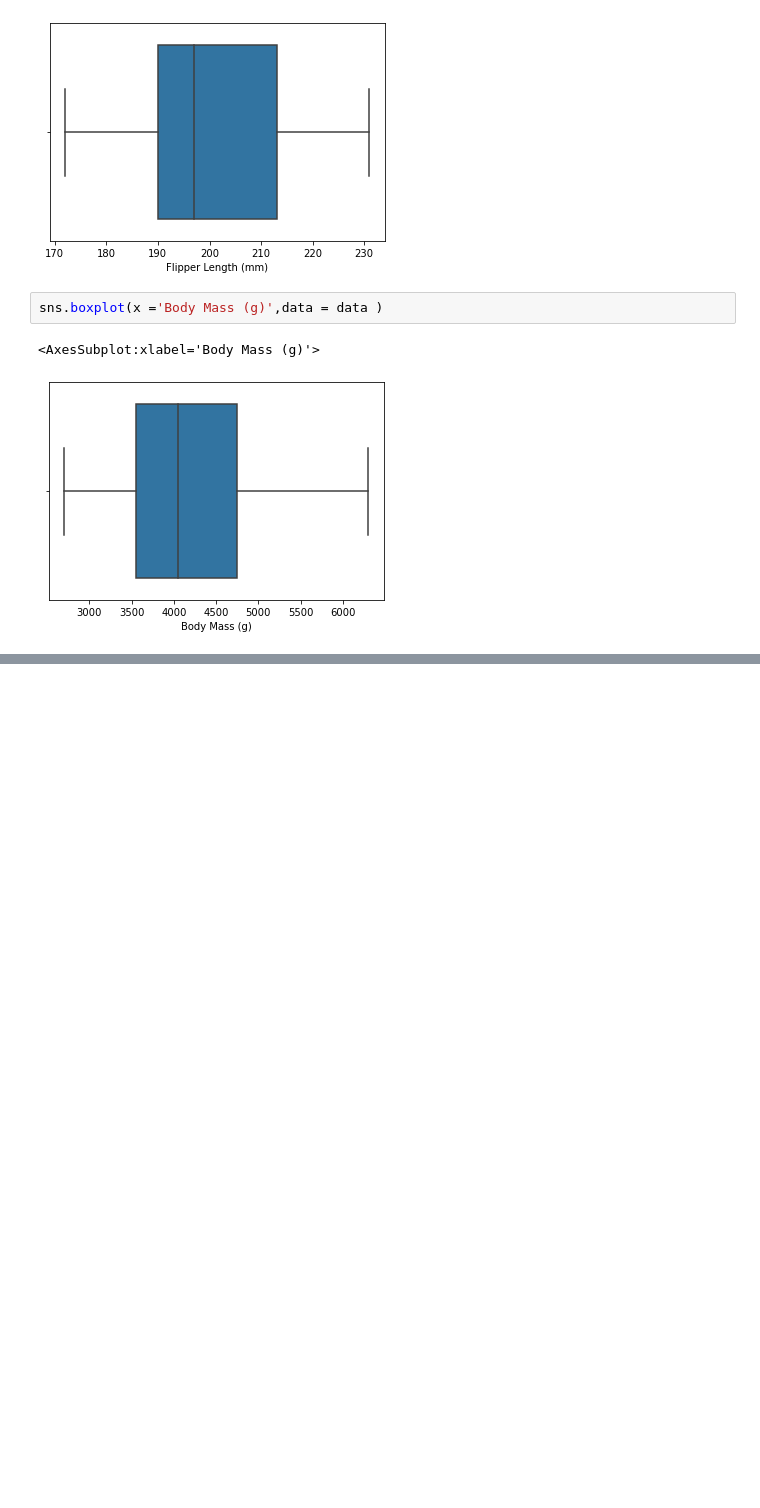
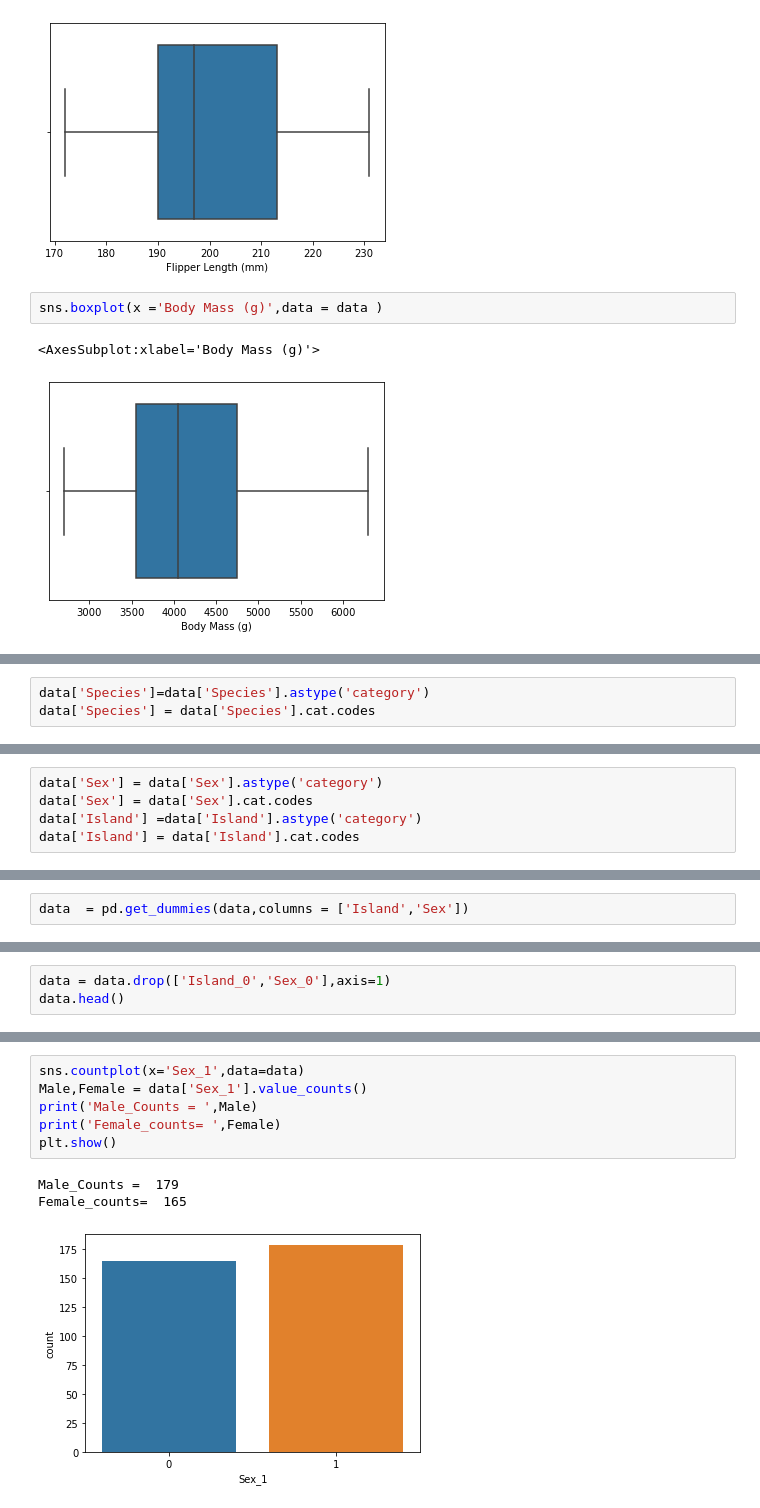
Before and after one commit to Selvam-DG/Data_Science, a Jupyter notebook: Machine_Learning/Class Projects/Decision_Tree(CART algorithm)/Decision Tree Classification Model.ipynb, the cells around one changed output, grey strips where cells are left out. Drawn from its saved outputs; the diff is of its cells as text; blank space fills up the shorter version.

```diff
--- a/Machine_Learning/Class Projects/Decision_Tree(CART algorithm)/Decision Tree Classification Model.ipynb
+++ b/Machine_Learning/Class Projects/Decision_Tree(CART algorithm)/Decision Tree Classification Model.ipynb
@@ -167,0 +240,3 @@ sns.boxplot(x ='Body Mass (g)',data = data )
+# %%
+data['Species']=data['Species'].astype('category')
+data['Species'] = data['Species'].cat.codes
@@ -167,0 +252,5 @@ sns.boxplot(x ='Body Mass (g)',data = data )
+# %%
+data['Sex'] = data['Sex'].astype('category')
+data['Sex'] = data['Sex'].cat.codes
+data['Island'] =data['Island'].astype('category')
+data['Island'] = data['Island'].cat.codes
@@ -167,0 +266,2 @@ sns.boxplot(x ='Body Mass (g)',data = data )
+# %%
+data  = pd.get_dummies(data,columns = ['Island','Sex'])
@@ -167,0 +277,3 @@ sns.boxplot(x ='Body Mass (g)',data = data )
+# %%
+data = data.drop(['Island_0','Sex_0'],axis=1)
+data.head()
@@ -167,0 +287,10 @@ sns.boxplot(x ='Body Mass (g)',data = data )
+# %%
+sns.countplot(x='Sex_1',data=data)
+Male,Female = data['Sex_1'].value_counts()
+print('Male_Counts = ',Male)
+print('Female_counts= ',Female)
+plt.show()
+# %% [output]
+Male_Counts =  179
+Female_counts=  165
+[figure, added]
```
Also changed, not shown: parts of 47 cells of this notebook.
